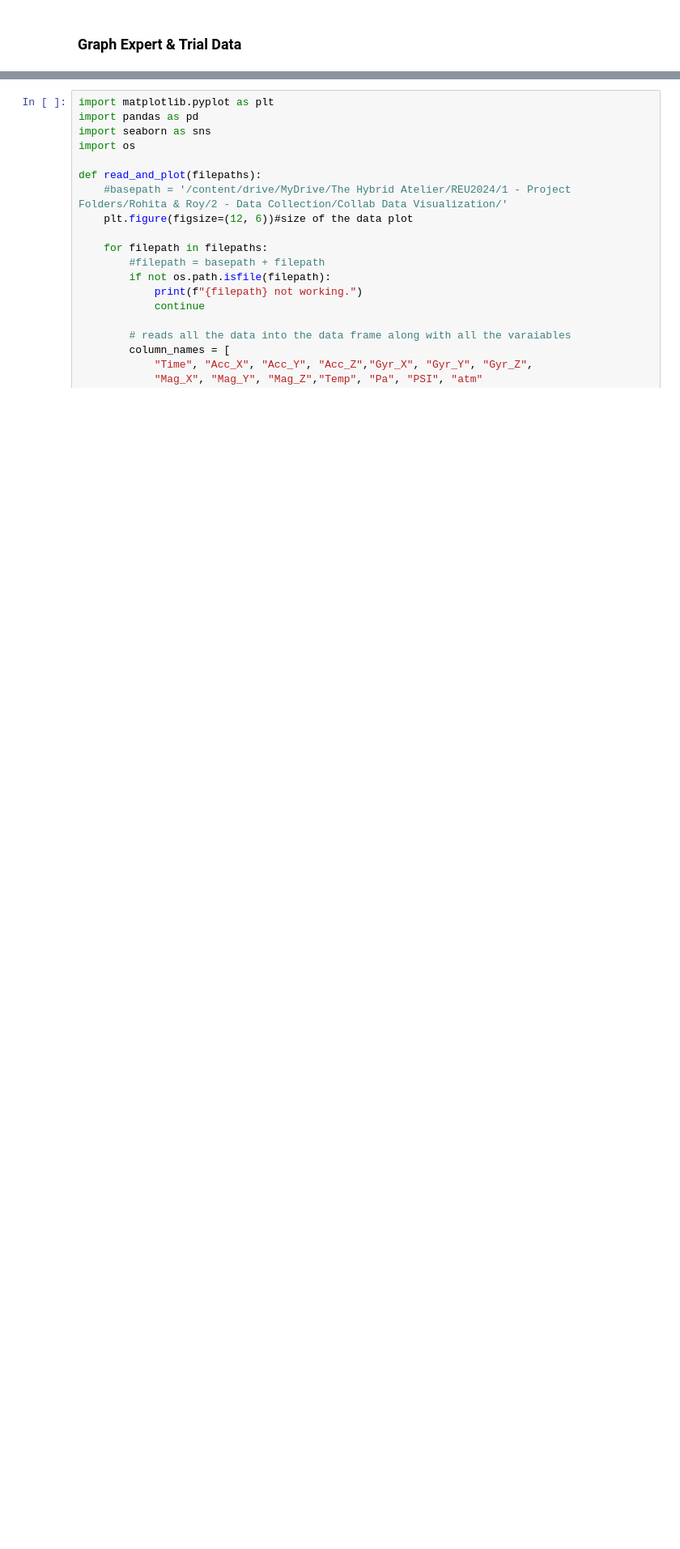
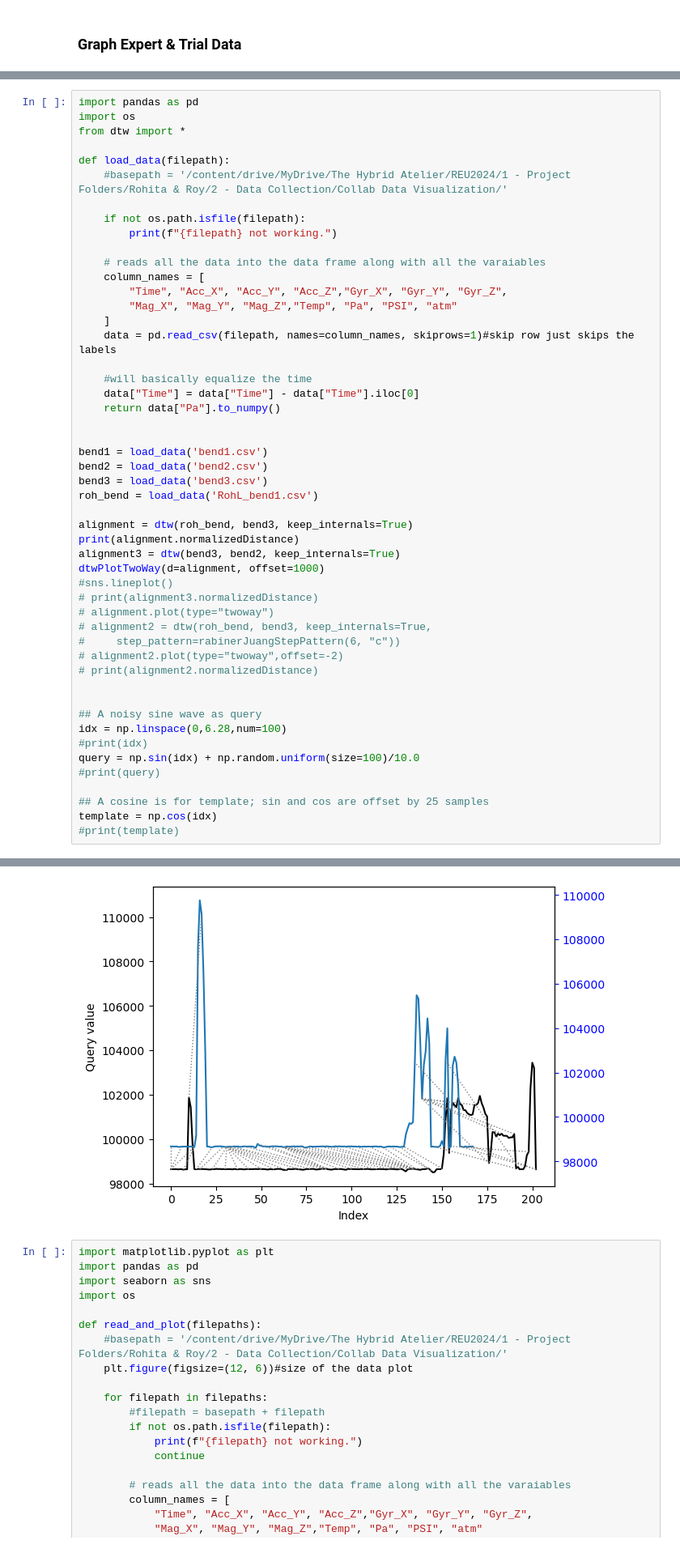
Before and after one commit to The-Hybrid-Atelier/2024-REU-Neon, a Jupyter notebook: livePressureExp/PressureLiveViz.ipynb, the cells around one changed output, grey strips where cells are left out. Shown at 81% size. Cells and saved outputs as stored; diff of their text form; blank space fills up the shorter version.

```diff
--- a/livePressureExp/PressureLiveViz.ipynb
+++ b/livePressureExp/PressureLiveViz.ipynb
@@ -169,0 +178,51 @@ KeyError: 'Pressure'
+# %%
+import pandas as pd
+import os
+from dtw import *
+
+def load_data(filepath):
+    #basepath = '/content/drive/MyDrive/The Hybrid Atelier/REU2024/1 - Project Folders/Rohita & Roy/2 - Data Collection/Collab Data Visualization/'
+
+    if not os.path.isfile(filepath):
+        print(f"{filepath} not working.")
+
+    # reads all the data into the data frame along with all the varaiables
+    column_names = [
+        "Time", "Acc_X", "Acc_Y", "Acc_Z","Gyr_X", "Gyr_Y", "Gyr_Z",
+        "Mag_X", "Mag_Y", "Mag_Z","Temp", "Pa", "PSI", "atm"
+    ]
+    data = pd.read_csv(filepath, names=column_names, skiprows=1)#skip row just skips the labels
+
+    #will basically equalize the time
+    data["Time"] = data["Time"] - data["Time"].iloc[0]
+    return data["Pa"].to_numpy()
+
+
+bend1 = load_data('bend1.csv')
+bend2 = load_data('bend2.csv')
+bend3 = load_data('bend3.csv')
+roh_bend = load_data('RohL_bend1.csv')
+
+alignment = dtw(roh_bend, bend3, keep_internals=True)
+print(alignment.normalizedDistance)
+alignment3 = dtw(bend3, bend2, keep_internals=True)
+dtwPlotTwoWay(d=alignment, offset=1000)
+#sns.lineplot()
+# print(alignment3.normalizedDistance)
+# alignment.plot(type="twoway")
+# alignment2 = dtw(roh_bend, bend3, keep_internals=True,
+#     step_pattern=rabinerJuangStepPattern(6, "c"))
+# alignment2.plot(type="twoway",offset=-2)
+# print(alignment2.normalizedDistance)
+
+
+## A noisy sine wave as query
+idx = np.linspace(0,6.28,num=100)
+#print(idx)
+query = np.sin(idx) + np.random.uniform(size=100)/10.0
+#print(query)
+
+## A cosine is for template; sin and cos are offset by 25 samples
+template = np.cos(idx)
+#print(template)
+# %% [output]
@@ -170,3 +230,4 @@ KeyError: 'Pressure'
+[figure, added]
 # %%
 import matplotlib.pyplot as plt
 import pandas as pd
```
Also changed, not shown: parts of 5 cells of this notebook, 9 other files.
